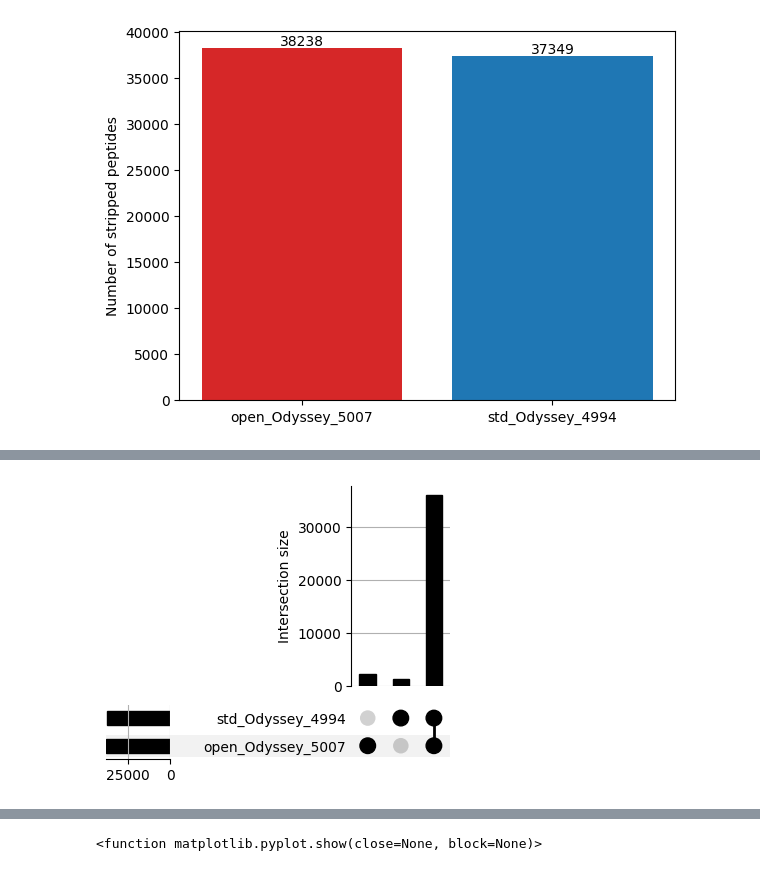
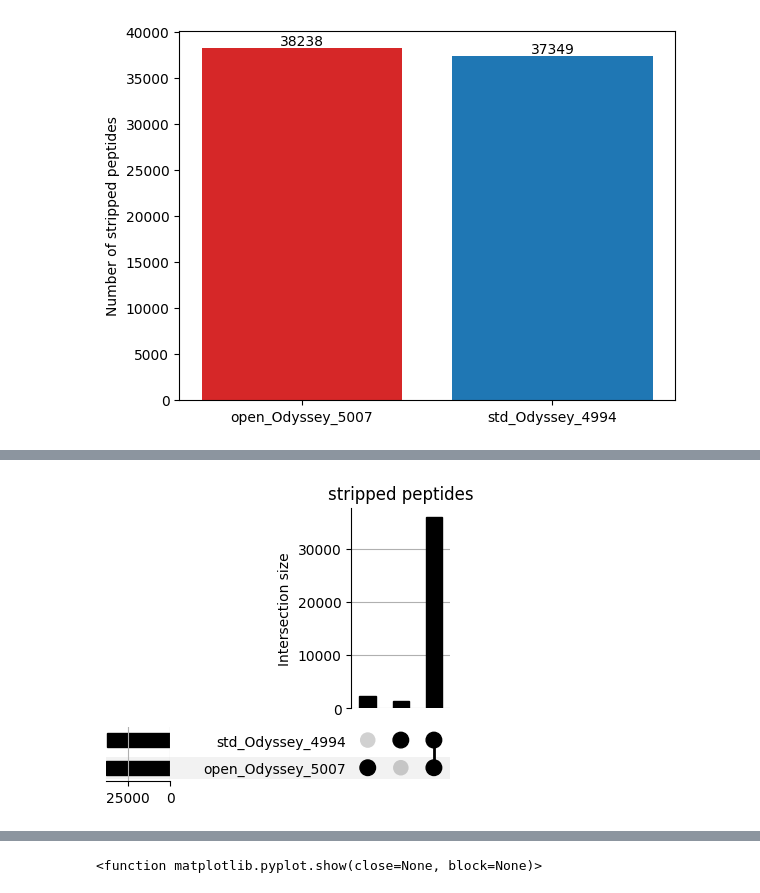
Before and after one commit to TotoroCat1/yani_poker, a Jupyter notebook: YaniZhao_template.ipynb, the cells around one changed output, grey strips where cells are left out. Saved outputs shown, nothing was run; the diff lists cells and outputs as text; code cells hidden in the pictures.

```diff
--- a/YaniZhao_template.ipynb
+++ b/YaniZhao_template.ipynb
@@ -240,14 +241,35 @@ dtype: object
 # %%
+#get the peptide sequences (no duplicates) for all compared tools:
+PEP_table1 = pd.DataFrame(table1["stripped_peptides"],columns=['stripped_peptides']).drop_duplicates(subset='stripped_peptides', keep="first")
+PEP_table2 = pd.DataFrame(table2["stripped_peptides"],columns=['stripped_peptides']).drop_duplicates(subset='stripped_peptides', keep="first")
+
+PEP_table1["open_Odyssey_5007"]='True'
+PEP_table2["std_Odyssey_4994"]='True'
+
+#join the tables
+PEP_table1.set_index('stripped_peptides',inplace=True)
+PEP_table2.set_index('stripped_peptides',inplace=True)
+
+final_PEP = pd.concat([PEP_table1,PEP_table2],axis=1,sort=False).reset_index()
+
+#replace all NaN with False
+final_PEP["open_Odyssey_5007"].fillna(False,inplace=True)
+final_PEP["std_Odyssey_4994"].fillna(False,inplace=True)
+#change the dtypes to boolean
+for c in ["open_Odyssey_5007","std_Odyssey_4994"]:
+    final_PEP[c] = final_PEP[c].astype(bool)
+final_PEP.dtypes
+
 #plot venn diagram
 PEP_upsetplot = final_PEP.groupby(["open_Odyssey_5007","std_Odyssey_4994"]).stripped_peptides.size()
 
-import warnings
-
 with warnings.catch_warnings():
     warnings.simplefilter("ignore")
+    pep_min=PEP_upsetplot[2]/max(len(PEP_table1),len(PEP_table2))
     upsetplot.plot(PEP_upsetplot)
 
 #plt.savefig('vennd.png', format="png",bbox_inches='tight')
+plt.title("stripped peptides")
 plt.show()
 # %% [output]
-[figure, old version]
+[figure, new version]
```
Also changed, not shown: parts of 31 cells of this notebook.
